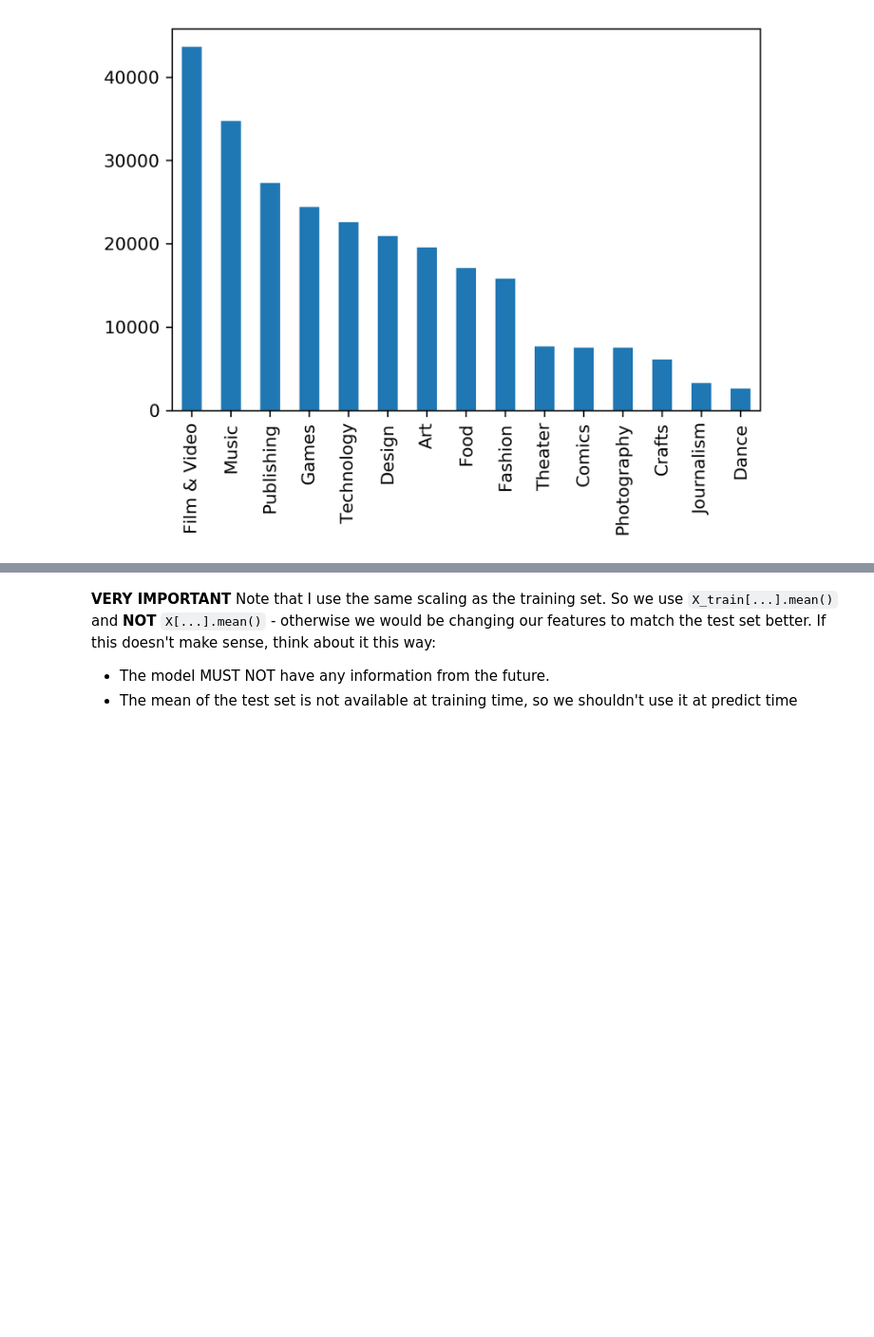
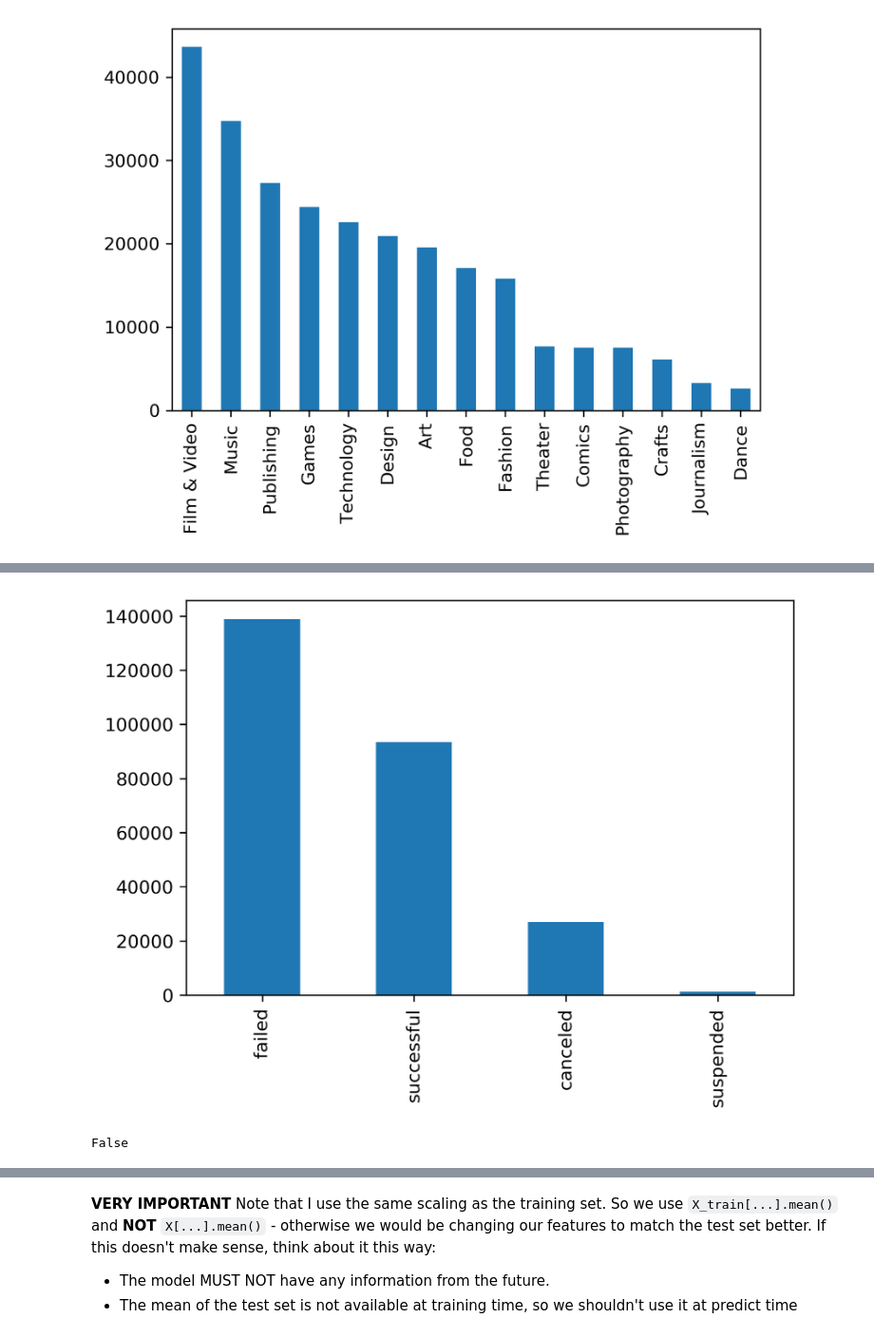
Before and after one commit to ShelyBhogal/data-science, a Jupyter notebook: 13-workshop1-classification/workshop.ipynb, the cells around one changed output, grey strips where cells are left out. Shown: that part at 95% size. Saved outputs shown, nothing was run; the diff lists cells and outputs as text; code cells hidden in the pictures; blank space fills up the shorter version.

```diff
--- a/13-workshop1-classification/workshop.ipynb
+++ b/13-workshop1-classification/workshop.ipynb
@@ -131,0 +147,11 @@ train['main_category'].value_counts().plot(kind='bar', ax=ax);
+# %%
+# Distribution of 'state' column values
+fg, ax = plt.subplots(dpi=300);
+train['state'].value_counts().plot(kind='bar', ax=ax);
+# %% [output]
+[figure, added]
+# %%
+# Are the project 'name' values unique? No!
+train['name'].is_unique
+# %% [output]
+False
```
Also changed, not shown: parts of 15 cells of this notebook, 1 other file.
